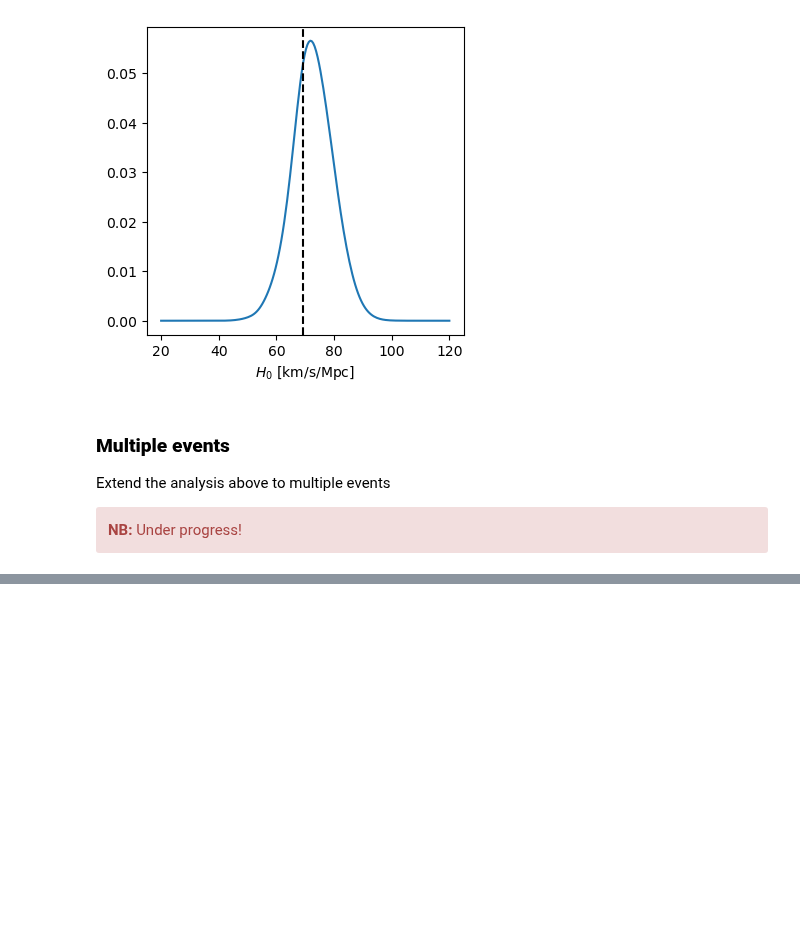
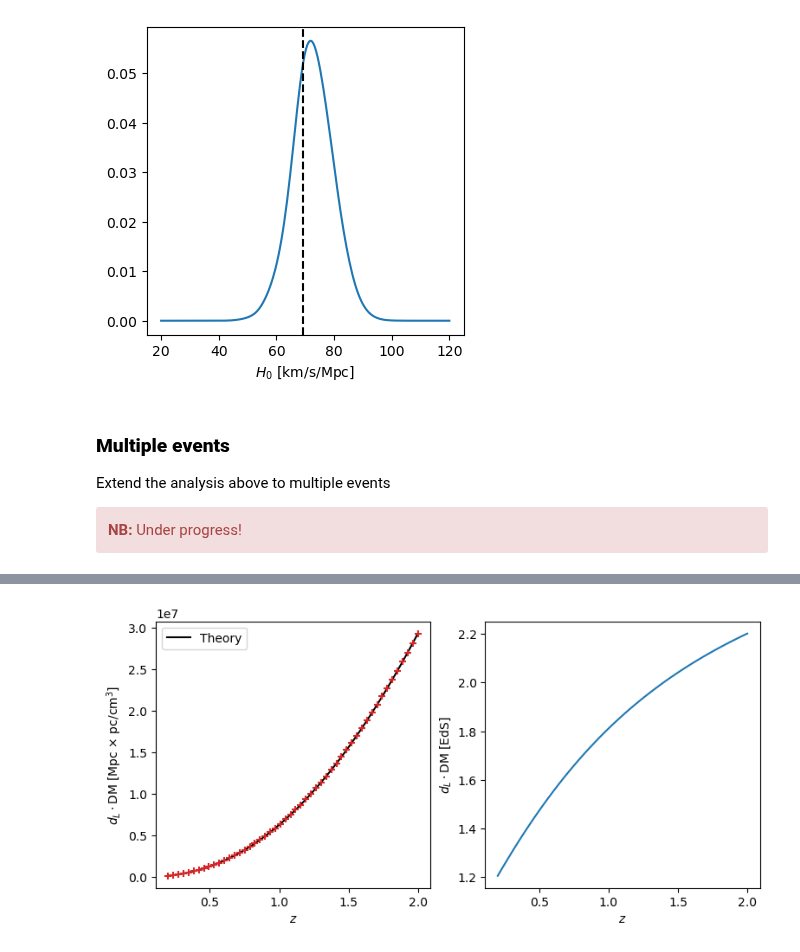
Before and after one commit to MariosNT/FRB_GW_association_cosmo, a Jupyter notebook: Notebooks/Cosmo_constraints.ipynb, the cells around one changed output, grey strips where cells are left out. Saved outputs shown, nothing was run; the diff lists cells and outputs as text; code cells hidden in the pictures; blank space fills up the shorter version.

```diff
--- a/Notebooks/Cosmo_constraints.ipynb
+++ b/Notebooks/Cosmo_constraints.ipynb
@@ -380,0 +596,28 @@ FRB_DM_kde = gaussian_kde(DM_gaussian)
+# %%
+dLDM_theory = dL_values*DM_values
+dLDM_values = np.zeros_like(z_range)
+dLDM_values_EdS = np.zeros_like(z_range)
+
+
+for idx, z_val in enumerate(z_range):
+    dLDM_values[idx] = dLDM_measure(z_val, HUBBLE, OMEGA_MATTER, w=-1)
+    dLDM_values_EdS[idx] = dLDM_measure(z_val, HUBBLE, Om=1, w=-1)
+# %%
+fig = plt.figure(figsize=(9,4))
+ax1 = fig.add_subplot(121)
+ax2 = fig.add_subplot(122)
+
+
+ax1.plot(z_range, dLDM_theory, ls='-', c='black', label='Theory')
+ax1.scatter(z_range, dLDM_values, s=35, marker='+', c='tab:red', zorder=10)
+ax1.set_ylabel(r'$d_{L} \cdot {\rm DM}$ [Mpc $\times$ pc/cm$^3$]')
+ax1.set_xlabel(r'$z$')
+ax1.legend()
+
+ax2.plot(z_range, dLDM_values/dLDM_values_EdS)
+ax2.set_ylabel(r'$d_{L} \cdot {\rm DM}$ [EdS]')
+ax2.set_xlabel(r'$z$')
+
+plt.show()
+# %% [output]
+[figure, added]
```
Also changed, not shown: parts of 33 cells of this notebook, 3 other files.
